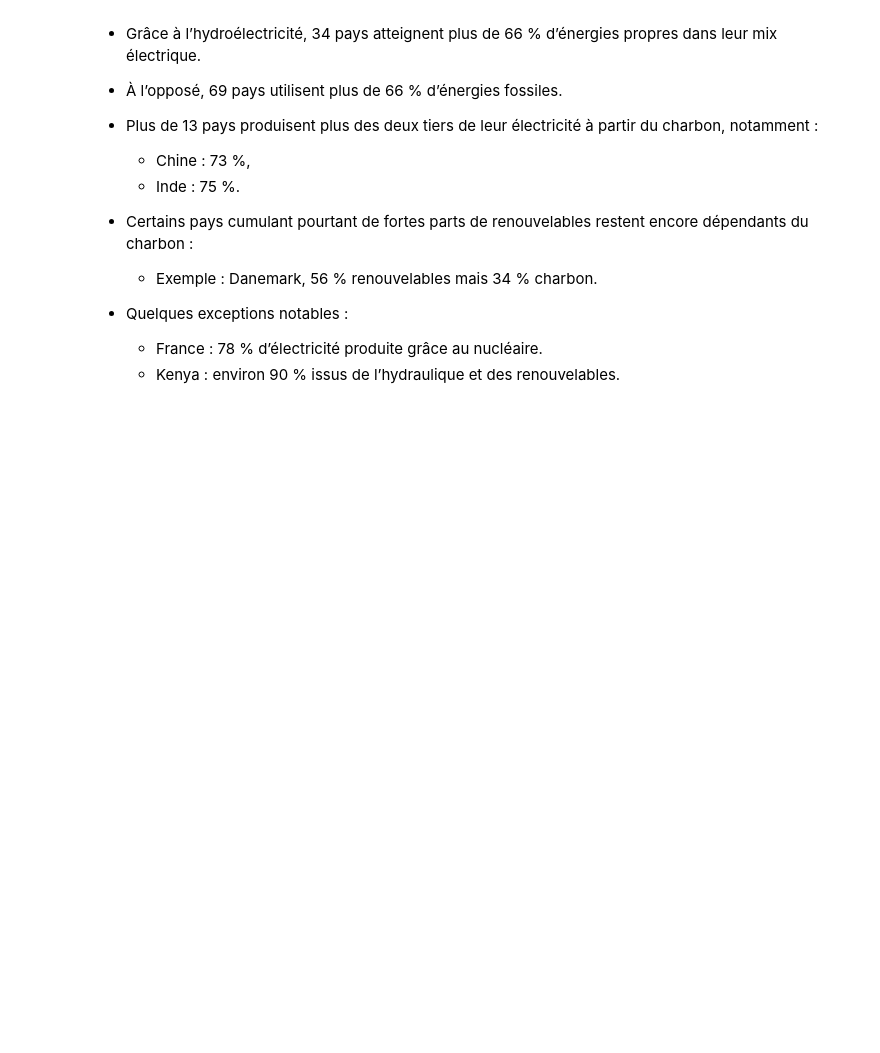
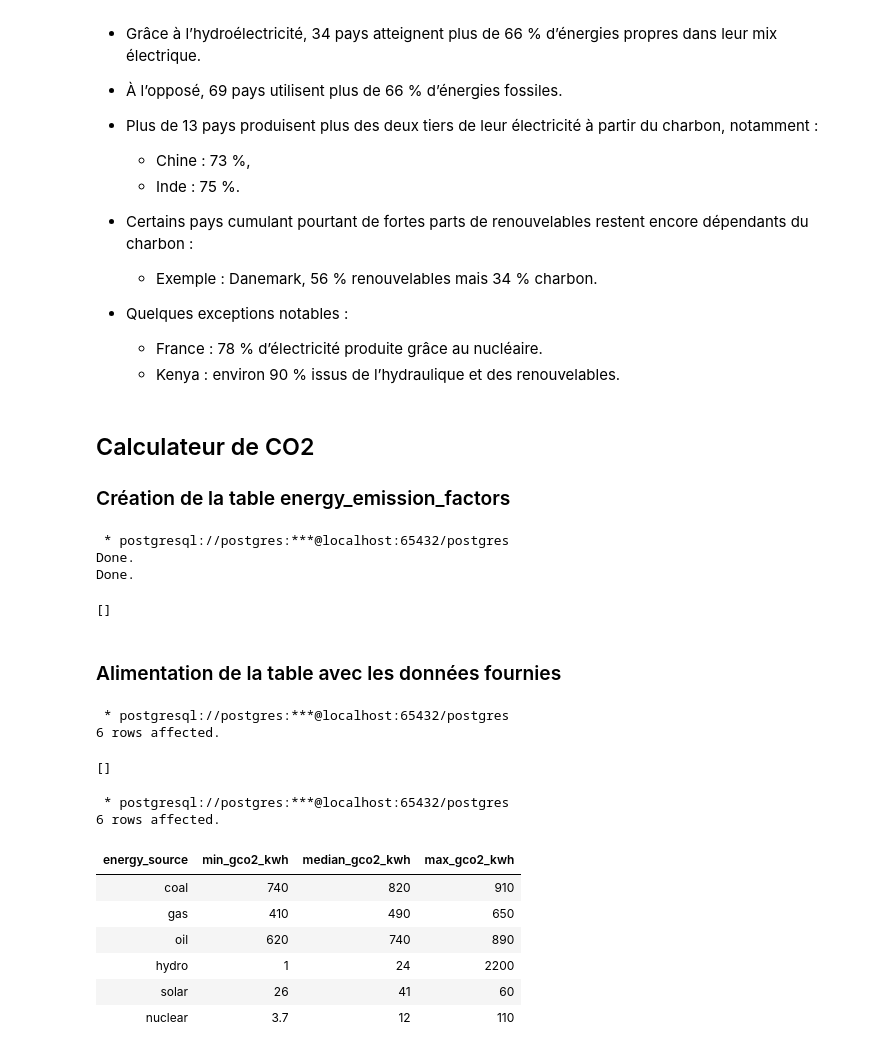
Before and after one commit to Paul-Emmanuel-Buffe/hello-dbms, a Jupyter notebook: notebooks/dbms.ipynb, the cells around one changed output. Drawn from its saved outputs; the diff is of its cells as text; code cells hidden in the pictures; blank space fills up the shorter version.

Commit message:
Co2 calculateur beggins

```diff
--- a/notebooks/dbms.ipynb
+++ b/notebooks/dbms.ipynb
@@ -467,3 +467,52 @@ WHERE nuclear >= 50
 
   * France : 78 % d’électricité produite grâce au nucléaire.
   * Kenya : environ 90 % issus de l’hydraulique et des renouvelables.
+# %% [markdown]
+## Calculateur de CO2
+### Création de la table energy_emission_factors
+# %%
+%%sql
+
+DROP TABLE IF EXISTS energy_emission_factors;
+
+CREATE TABLE energy_emission_factors (
+    energy_source TEXT PRIMARY KEY,
+    min_gco2_kwh NUMERIC,
+    median_gco2_kwh NUMERIC,
+    max_gco2_kwh NUMERIC
+);
+# %% [output]
+ * postgresql://postgres:***@localhost:65432/postgres
+Done.
+Done.
+[]
+# %% [markdown]
+### Alimentation de la table avec les données fournies
+# %%
+%%sql
+
+INSERT INTO energy_emission_factors VALUES
+('coal',       740, 820, 910),
+('gas',        410, 490, 650),
+('oil',        620, 740, 890),
+('hydro',        1,  24, 2200),
+('solar',       26,  41,  60),
+('nuclear',    3.7,  12, 110);
+# %% [output]
+ * postgresql://postgres:***@localhost:65432/postgres
+6 rows affected.
+[]
+# %%
+%%sql
+SELECT *
+FROM energy_emission_factors
+# %% [output]
+ * postgresql://postgres:***@localhost:65432/postgres
+6 rows affected.
+| energy_source | min_gco2_kwh | median_gco2_kwh | max_gco2_kwh |
+| coal | 740 | 820 | 910 |
+| gas | 410 | 490 | 650 |
+| oil | 620 | 740 | 890 |
+| hydro | 1 | 24 | 2200 |
+| solar | 26 | 41 | 60 |
+| nuclear | 3.7 | 12 | 110 |
```
Also changed, not shown: parts of 1 cell of this notebook, 5 other files.
